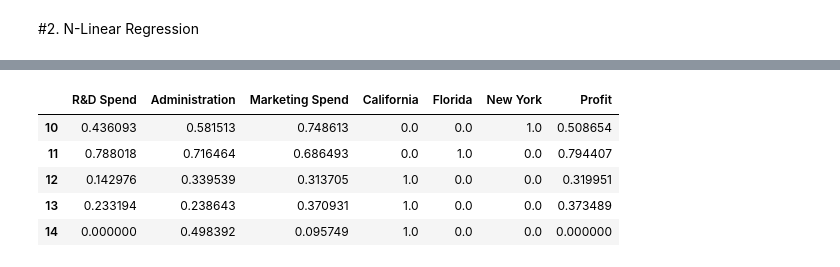
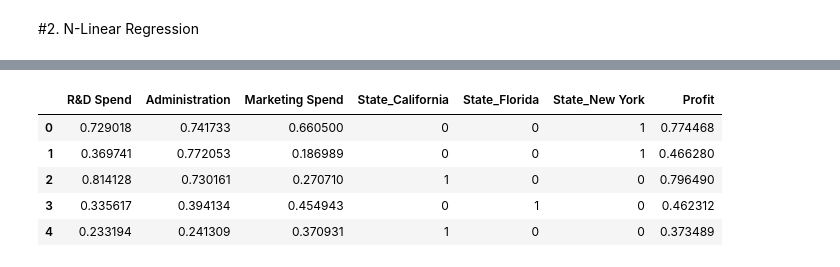
Before and after one commit to MyPham1207/Python_for_ML, a Jupyter notebook: Assignments/Regression/LinearRegression.ipynb, the cells around one changed output, grey strips where cells are left out. Cells and saved outputs as stored; diff of their text form; code cells hidden in the pictures.

```diff
--- a/Assignments/Regression/LinearRegression.ipynb
+++ b/Assignments/Regression/LinearRegression.ipynb
@@ -64,7 +64,7 @@ for i in range(n_splits):
   train_temp = pd.DataFrame(transformer.transform(train_data[i]), columns=train_data[i].columns, index=train_data[i].index)
   test_temp = pd.DataFrame(transformer.transform(test_data[i]), columns=test_data[i].columns, index=test_data[i].index)
   norm_train_data.append(train_temp)
-  norm_test_data.append(train_temp)
+  norm_test_data.append(test_temp)
 
 norm_train_data[0].head()
 # %% [output]
@@ -120,0 +121,6 @@ data.head()
+# %%
+temp = data[['Profit']]
+data = pd.get_dummies(data, columns=['State'])
+data = data.drop(columns=['Profit'])
+data = pd.concat((data, temp), axis=1)
+data.head()
@@ -120,0 +134,7 @@ data.head()
+# %%
+# columns have continuous values
+conTag = list(data.columns[:3])
+conTag.append('Profit')
+# columns have uncontinuous values
+unconTag = list(data.columns[3:len(data.columns) - 1])
+unconTag
@@ -174,22 +189,33 @@ test_data[0].head()
 # %%
 norm_train_data = []
 norm_test_data = []
 for i in range(n_splits):
   scaler = MinMaxScaler()
-  transformer = scaler.fit(train_data[i])
-  train_temp = pd.DataFrame(transformer.transform(train_data[i]), columns=train_data[i].columns, index=train_data[i].index)
-  test_temp = pd.DataFrame(transformer.transform(test_data[i]), columns=test_data[i].columns, index=test_data[i].index)
+  transformer = scaler.fit(train_data[i][conTag])
+
+  train_temp = pd.DataFrame(transformer.transform(train_data[i][conTag]), columns=train_data[i][conTag].columns, index=train_data[i][conTag].index)
+  temp = train_temp[['Profit']]
+  train_temp = train_temp.drop(columns=['Profit'])
+  train_temp = pd.concat((train_temp, train_data[i][unconTag]), axis=1)
+  train_temp = pd.concat((train_temp, temp), axis=1)
+
+  test_temp = pd.DataFrame(transformer.transform(test_data[i][conTag]), columns=test_data[i][conTag].columns, index=test_data[i][conTag].index)
+  temp = test_temp[['Profit']]
+  test_temp = test_temp.drop(columns=['Profit'])
+  test_temp = pd.concat((test_temp, test_data[i][unconTag]), axis=1)
+  test_temp = pd.concat((test_temp, temp), axis=1)
+
   norm_train_data.append(train_temp)
-  norm_test_data.append(train_temp)
+  norm_test_data.append(test_temp)
 
 norm_test_data[0].head()
 # %% [output]
-|  | R&D Spend | Administration | Marketing Spend | California | Florida | New York | Profit |
-| 10 | 0.436093 | 0.581513 | 0.748613 | 0.0 | 0.0 | 1.0 | 0.508654 |
-| 11 | 0.788018 | 0.716464 | 0.686493 | 0.0 | 1.0 | 0.0 | 0.794407 |
-| 12 | 0.142976 | 0.339539 | 0.313705 | 1.0 | 0.0 | 0.0 | 0.319951 |
-| 13 | 0.233194 | 0.238643 | 0.370931 | 1.0 | 0.0 | 0.0 | 0.373489 |
-| 14 | 0.000000 | 0.498392 | 0.095749 | 1.0 | 0.0 | 0.0 | 0.000000 |
+|  | R&D Spend | Administration | Marketing Spend | State_California | State_Florida | State_New York | Profit |
+| 0 | 0.729018 | 0.741733 | 0.660500 | 0 | 0 | 1 | 0.774468 |
+| 1 | 0.369741 | 0.772053 | 0.186989 | 0 | 0 | 1 | 0.466280 |
+| 2 | 0.814128 | 0.730161 | 0.270710 | 1 | 0 | 0 | 0.796490 |
+| 3 | 0.335617 | 0.394134 | 0.454943 | 0 | 1 | 0 | 0.462312 |
+| 4 | 0.233194 | 0.241309 | 0.370931 | 1 | 0 | 0 | 0.373489 |
 # %%
 col = list(train_data[0].columns)
 X_tag = col[0:len(col) - 1]
```
Also changed, not shown: parts of 11 cells of this notebook.
